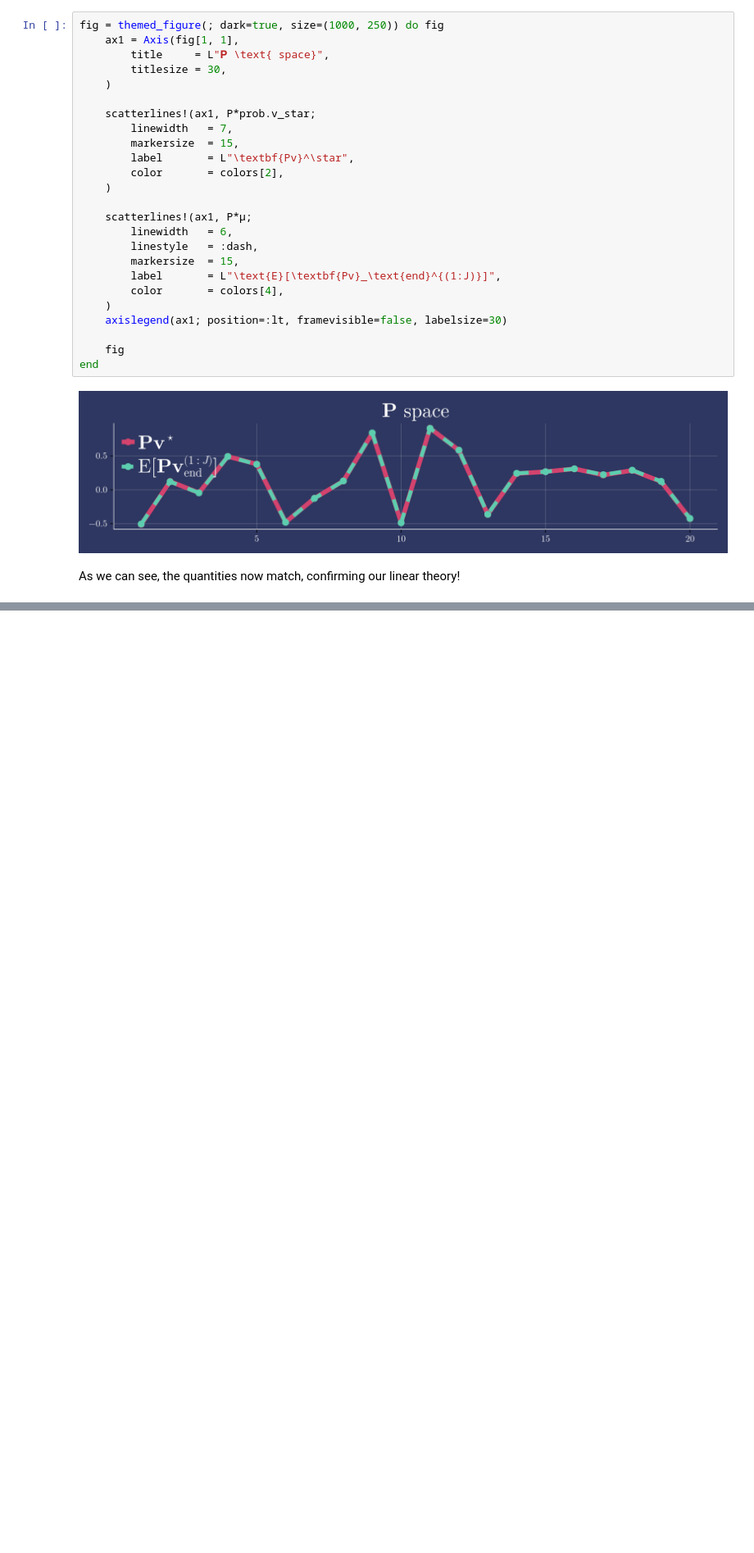
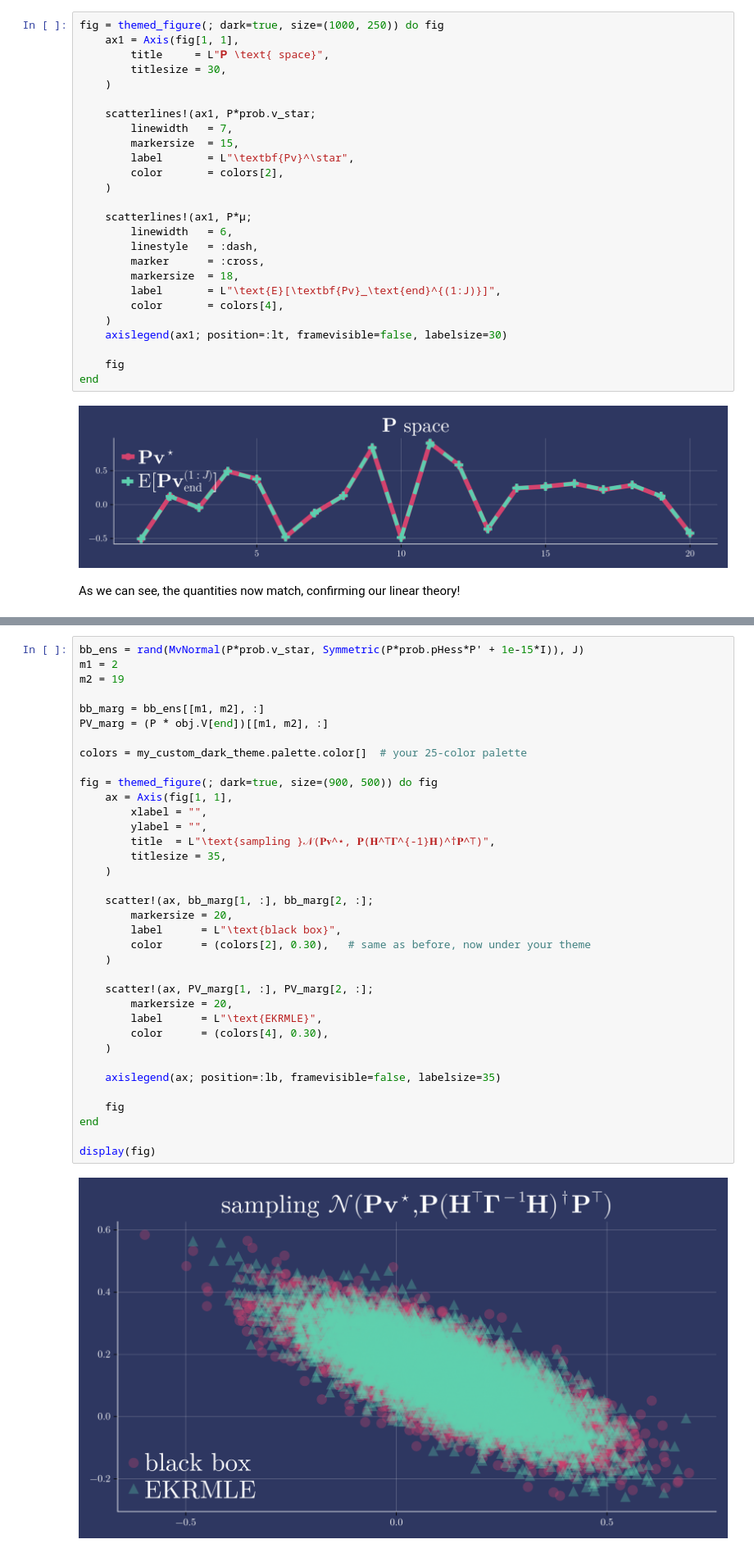
Before and after one commit to pstavrin/OralQual, a Jupyter notebook: scripts/RandomProblem.ipynb, the cells around one changed output, grey strips where cells are left out. Shown at 82% size. Cells and saved outputs as stored; diff of their text form; blank space fills up the shorter version.

```diff
--- a/scripts/RandomProblem.ipynb
+++ b/scripts/RandomProblem.ipynb
@@ -137,7 +138,8 @@ fig = themed_figure(; dark=true, size=(1000, 250)) do fig
     scatterlines!(ax1, P*μ;
         linewidth   = 6,
         linestyle   = :dash,
-        markersize  = 15,
+        marker      = :cross,
+        markersize  = 18,
         label       = L"\text{E}[\textbf{Pv}_\text{end}^{(1:J)}]",
         color       = colors[4],
     )
@@ -151,0 +158,38 @@ As we can see, the quantities now match, confirming our linear theory!
+# %%
+bb_ens = rand(MvNormal(P*prob.v_star, Symmetric(P*prob.pHess*P' + 1e-15*I)), J)
+m1 = 2
+m2 = 19
+
+bb_marg = bb_ens[[m1, m2], :]
+PV_marg = (P * obj.V[end])[[m1, m2], :]
+
+colors = my_custom_dark_theme.palette.color[]  # your 25-color palette
+
+fig = themed_figure(; dark=true, size=(900, 500)) do fig
+    ax = Axis(fig[1, 1],
+        xlabel = "",
+        ylabel = "",
+        title  = L"\text{sampling }𝒩(𝐏𝐯^⋆, 𝐏(𝐇^⊤𝚪^{-1}𝐇)^†𝐏^⊤)",
+        titlesize = 35,
+    )
+
+    scatter!(ax, bb_marg[1, :], bb_marg[2, :];
+        markersize = 20,
+        label      = L"\text{black box}",
+        color      = (colors[2], 0.30),   # same as before, now under your theme
+    )
+
+    scatter!(ax, PV_marg[1, :], PV_marg[2, :];
+        markersize = 20,
+        label      = L"\text{EKRMLE}",
+        color      = (colors[4], 0.30),
+    )
+
+    axislegend(ax; position=:lb, framevisible=false, labelsize=35)
+
+    fig
+end
+
+display(fig)
+# %% [output]
+[figure, added]
```
Also changed, not shown: parts of 3 cells of this notebook.
